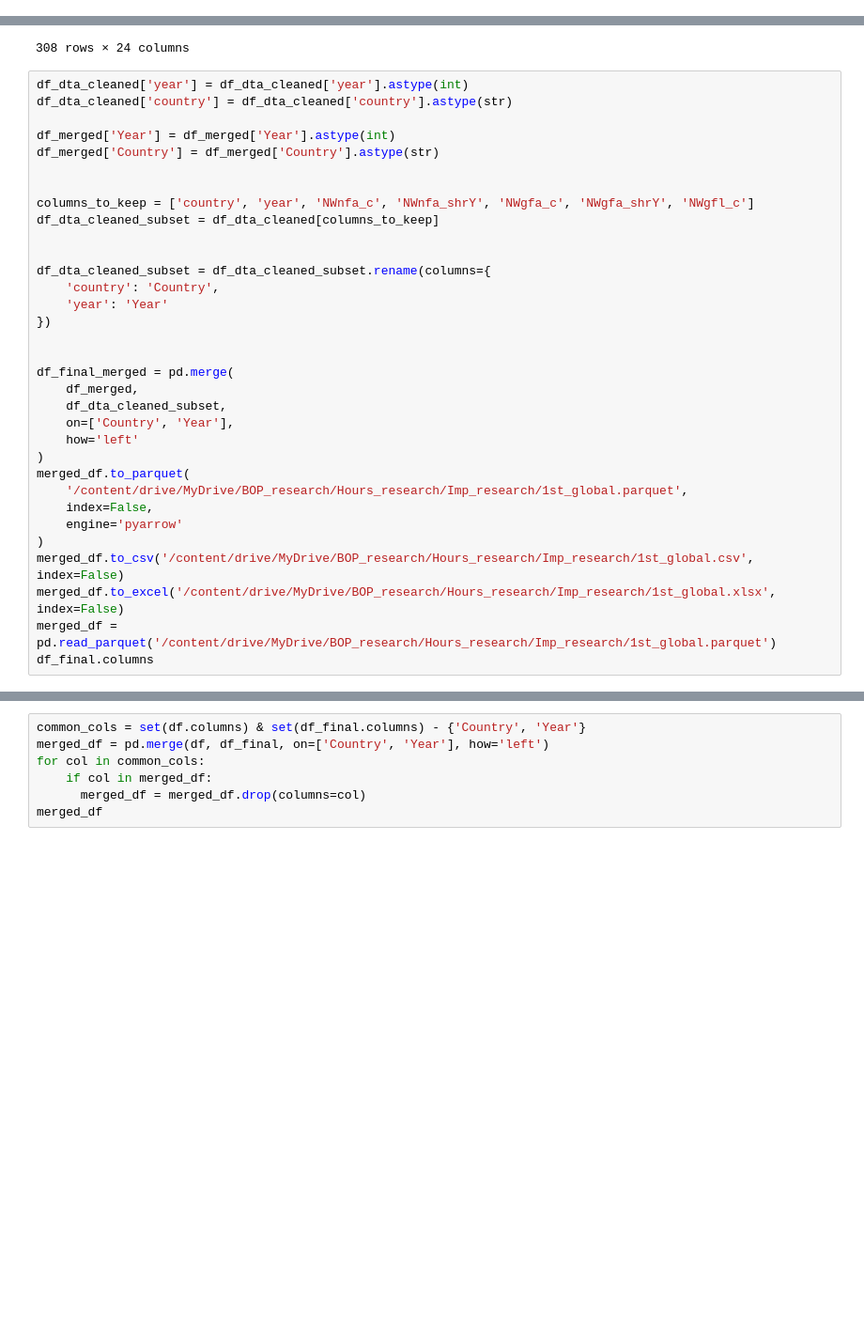
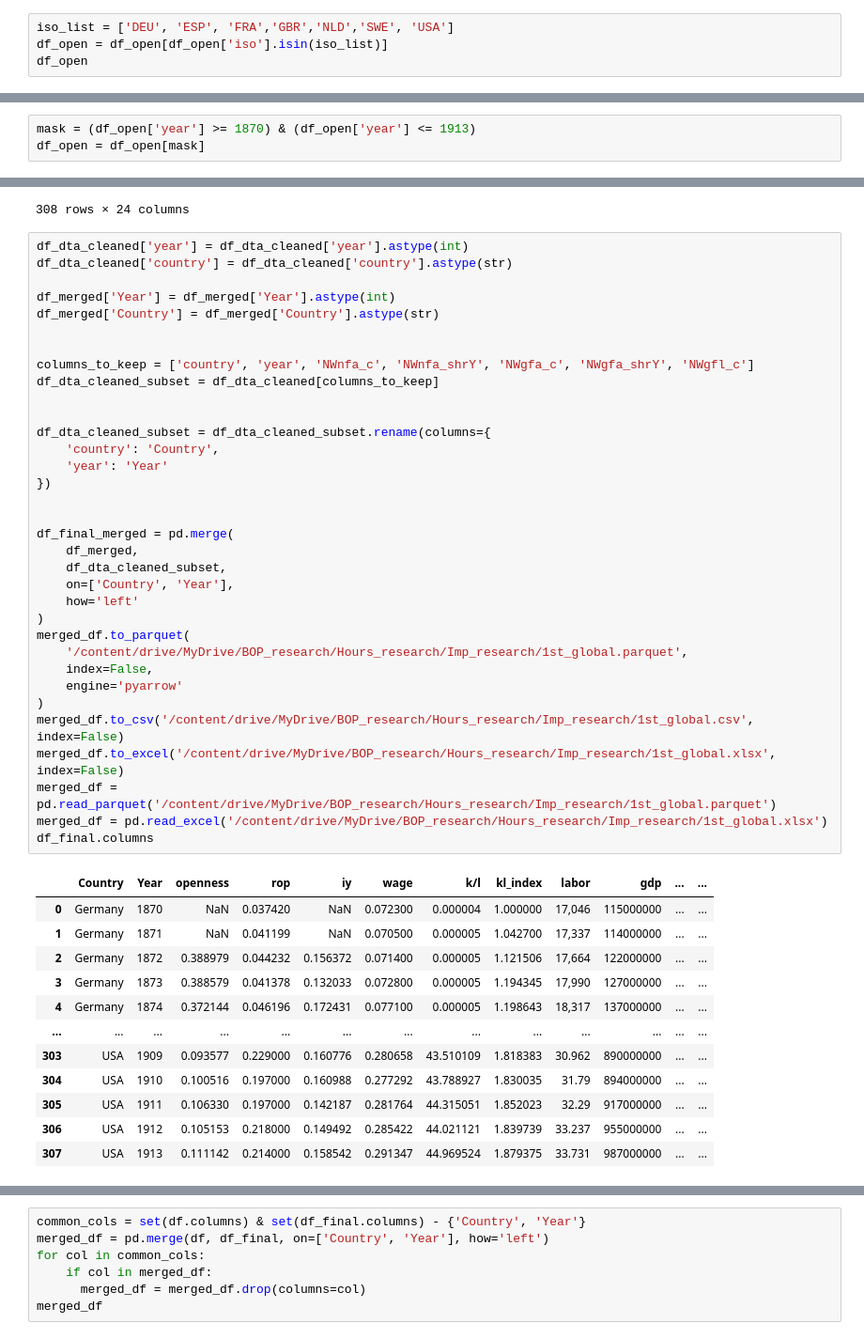
Before and after one commit to kabeerbora/1st_global, a Jupyter notebook: 1st_global.ipynb, the cells around one changed output, grey strips where cells are left out. Shown at 94% size. Saved outputs shown, nothing was run; the diff lists cells and outputs as text; blank space fills up the shorter version.

```diff
--- a/1st_global.ipynb
+++ b/1st_global.ipynb
@@ -70,0 +77,4 @@ df_open
+# %%
+iso_list = ['DEU', 'ESP', 'FRA','GBR','NLD','SWE', 'USA']
+df_open = df_open[df_open['iso'].isin(iso_list)]
+df_open
@@ -70,0 +95,3 @@ df_open
+# %%
+mask = (df_open['year'] >= 1870) & (df_open['year'] <= 1913)
+df_open = df_open[mask]
@@ -666,30 +707,44 @@ df_dta_cleaned['country'] = df_dta_cleaned['country'].astype(str)
 
 df_merged['Year'] = df_merged['Year'].astype(int)
 df_merged['Country'] = df_merged['Country'].astype(str)
 
 
 columns_to_keep = ['country', 'year', 'NWnfa_c', 'NWnfa_shrY', 'NWgfa_c', 'NWgfa_shrY', 'NWgfl_c']
 df_dta_cleaned_subset = df_dta_cleaned[columns_to_keep]
 
 
 df_dta_cleaned_subset = df_dta_cleaned_subset.rename(columns={
     'country': 'Country',
     'year': 'Year'
 })
 
 
 df_final_merged = pd.merge(
     df_merged,
     df_dta_cleaned_subset,
     on=['Country', 'Year'],
     how='left'
 )
 merged_df.to_parquet(
     '/content/drive/MyDrive/BOP_research/Hours_research/Imp_research/1st_global.parquet',
     index=False,
     engine='pyarrow'
 )
 merged_df.to_csv('/content/drive/MyDrive/BOP_research/Hours_research/Imp_research/1st_global.csv', index=False)
 merged_df.to_excel('/content/drive/MyDrive/BOP_research/Hours_research/Imp_research/1st_global.xlsx', index=False)
 merged_df = pd.read_parquet('/content/drive/MyDrive/BOP_research/Hours_research/Imp_research/1st_global.parquet')
+merged_df = pd.read_excel('/content/drive/MyDrive/BOP_research/Hours_research/Imp_research/1st_global.xlsx')
 df_final.columns
+# %% [output]
+|  | Country | Year | openness | rop | iy | wage | k/l | kl_index | labor | gdp | ... | ... |
+| 0 | Germany | 1870 | NaN | 0.037420 | NaN | 0.072300 | 0.000004 | 1.000000 | 17,046 | 115000000 | ... | ... |
+| 1 | Germany | 1871 | NaN | 0.041199 | NaN | 0.070500 | 0.000005 | 1.042700 | 17,337 | 114000000 | ... | ... |
+| 2 | Germany | 1872 | 0.388979 | 0.044232 | 0.156372 | 0.071400 | 0.000005 | 1.121506 | 17,664 | 122000000 | ... | ... |
+| 3 | Germany | 1873 | 0.388579 | 0.041378 | 0.132033 | 0.072800 | 0.000005 | 1.194345 | 17,990 | 127000000 | ... | ... |
+| 4 | Germany | 1874 | 0.372144 | 0.046196 | 0.172431 | 0.077100 | 0.000005 | 1.198643 | 18,317 | 137000000 | ... | ... |
+| ... | ... | ... | ... | ... | ... | ... | ... | ... | ... | ... | ... | ... |
+| 303 | USA | 1909 | 0.093577 | 0.229000 | 0.160776 | 0.280658 | 43.510109 | 1.818383 | 30.962 | 890000000 | ... | ... |
+| 304 | USA | 1910 | 0.100516 | 0.197000 | 0.160988 | 0.277292 | 43.788927 | 1.830035 | 31.79 | 894000000 | ... | ... |
+| 305 | USA | 1911 | 0.106330 | 0.197000 | 0.142187 | 0.281764 | 44.315051 | 1.852023 | 32.29 | 917000000 | ... | ... |
+| 306 | USA | 1912 | 0.105153 | 0.218000 | 0.149492 | 0.285422 | 44.021121 | 1.839739 | 33.237 | 955000000 | ... | ... |
+| 307 | USA | 1913 | 0.111142 | 0.214000 | 0.158542 | 0.291347 | 44.969524 | 1.879375 | 33.731 | 987000000 | ... | ... |
```
Also changed, not shown: parts of 11 cells of this notebook.
